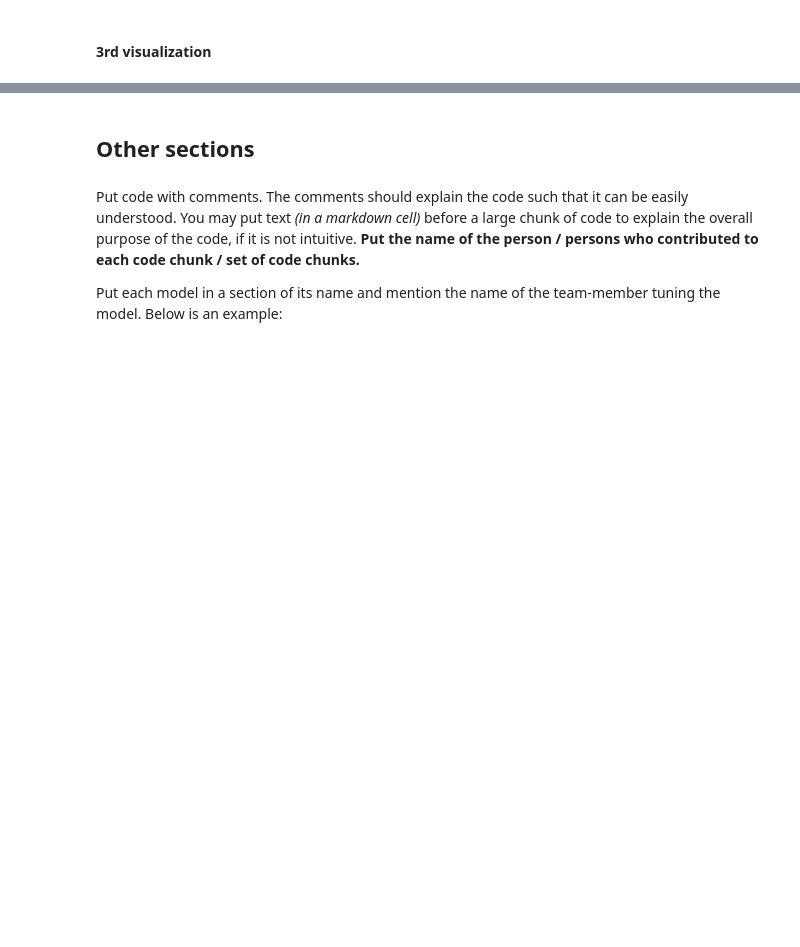
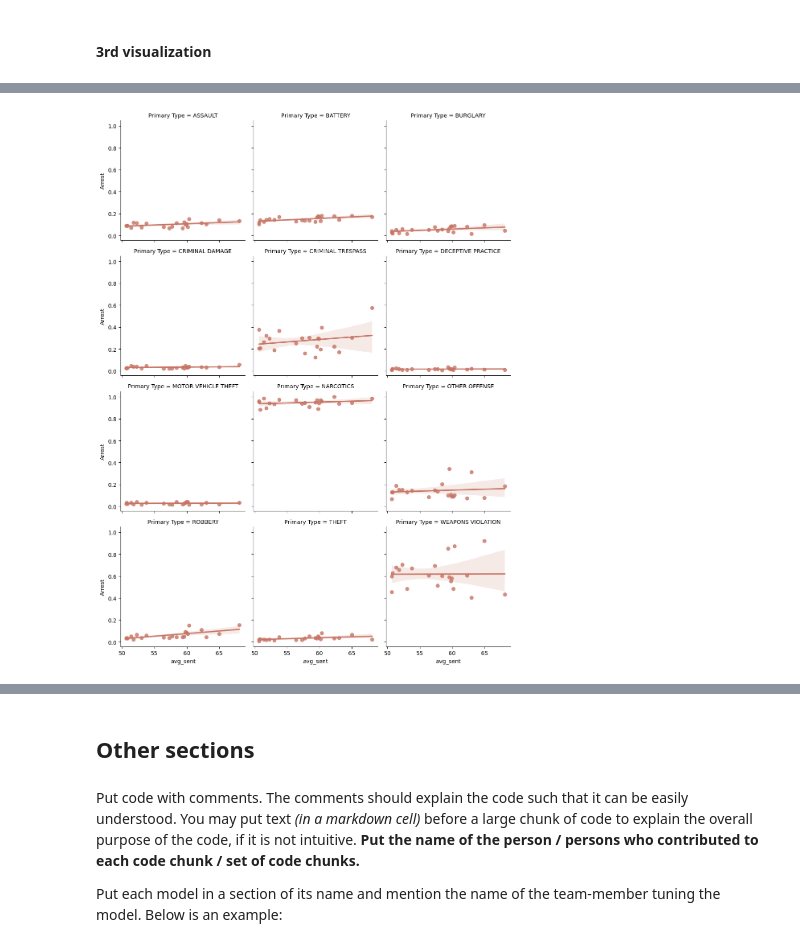
Before and after one commit to ashou2004/Chicago-Crime-Data-Analysis, a Jupyter notebook: Combined_Code.ipynb, the cells around one changed output, grey strips where cells are left out. Drawn from its saved outputs; the diff is of its cells as text; code cells hidden in the pictures; blank space fills up the shorter version.

```diff
--- a/Combined_Code.ipynb
+++ b/Combined_Code.ipynb
@@ -404,0 +421,5 @@ arrest_sum_and_mean.head()
+# %%
+sentiments_arrest_dis = sentiments_2022_m.copy()
+sentiments_arrest_dis = sentiments_arrest_dis.set_index('DISTRICT')
+grouped = pd.DataFrame(top_12_crimes.groupby(['District', 'Primary Type']).mean().loc[:, 'Arrest'])
+sentiments_arrest_dis.corr()
@@ -404,0 +432,6 @@ arrest_sum_and_mean.head()
+# %%
+# since these are highly correlated, I will aggregate to one score: average sentiment rating
+sentiments_arrest_dis['avg_sent'] = (sentiments_arrest_dis['SAFETY'] + sentiments_arrest_dis['TRUST'] + \
+                                    sentiments_arrest_dis['T_RESPECT'] + sentiments_arrest_dis['T_LISTEN']) / 4
+sentiments_arrest_dis = sentiments_arrest_dis.drop(columns=['SAFETY', 'TRUST', 'T_RESPECT', 'T_LISTEN'])
+sentiments_arrest_dis
@@ -404,0 +457,15 @@ arrest_sum_and_mean.head()
+# %%
+grouped = pd.DataFrame(top_12_crimes.groupby(['District', 'Primary Type']).mean().loc[:, 'Arrest'])
+
+def merge_sentiments(x):
+    x = pd.merge(left=x, right=sentiments_arrest_dis.reset_index(), left_on='District', right_on='DISTRICT')
+    return x
+
+
+grouped_new = grouped.reset_index().groupby('Primary Type').apply(merge_sentiments)
+a = sns.FacetGrid(grouped_new, \
+                  col = 'Primary Type',col_wrap=3,height=3.5,aspect = 1)
+a.map_dataframe(sns.regplot,x="avg_sent", y="Arrest")
+plt.show()
+# %% [output]
+[figure, added]
```
Also changed, not shown: parts of 23 cells of this notebook.
